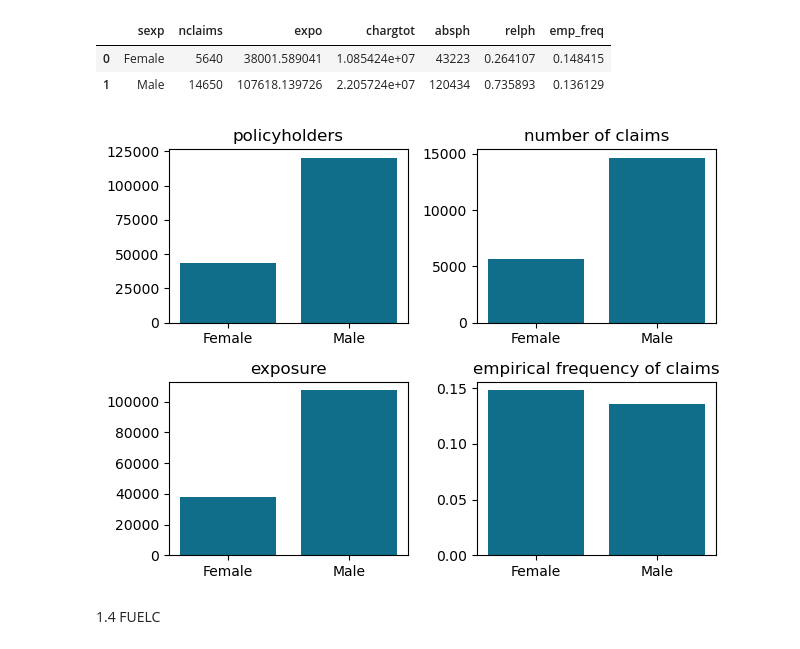
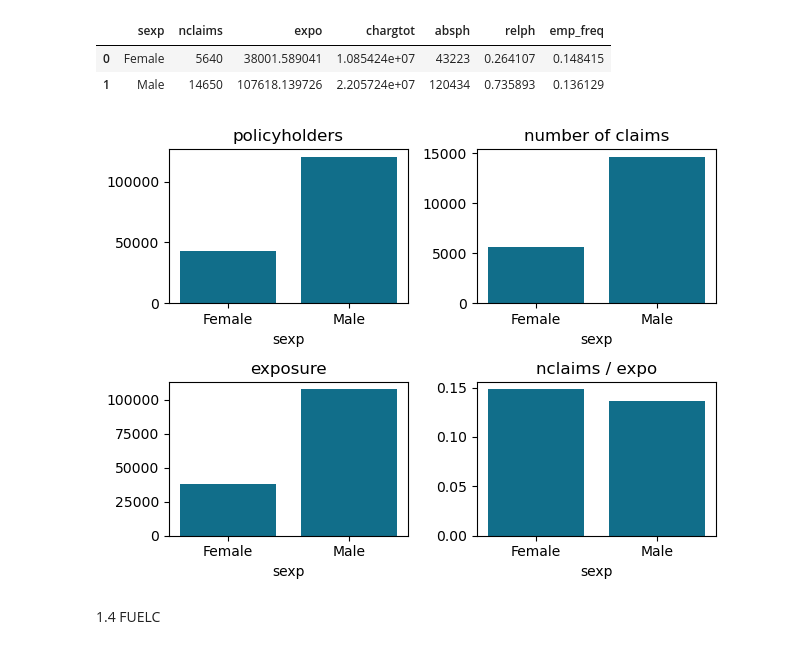
Before and after one commit to HalfmoonSD/Data-Science-for-Non-Life-Insurance-Project, a Jupyter notebook: Exploratory_analysis.ipynb, the cells around one changed output. Saved outputs shown, nothing was run; the diff lists cells and outputs as text; code cells hidden in the pictures.

```diff
--- a/Exploratory_analysis.ipynb
+++ b/Exploratory_analysis.ipynb
@@ -223,23 +232,27 @@ sexp
 # %%
 plt.subplot(2,2,1)
 plt.bar(sexp['sexp'], sexp['absph'],color=KULbg)
 plt.title('policyholders')
+plt.xlabel('sexp')
 
 plt.subplot(2,2,2)
 plt.bar(sexp['sexp'], sexp['nclaims'],color=KULbg)
 plt.title('number of claims')
+plt.xlabel('sexp')
 
 plt.subplot(2,2,3)
 plt.bar(sexp['sexp'], sexp['expo'],color=KULbg)
 plt.title('exposure')
+plt.xlabel('sexp')
 
 plt.subplot(2,2,4)
 plt.bar(sexp['sexp'], sexp['emp_freq'],color=KULbg)
-plt.title('empirical frequency of claims')
+plt.title('nclaims / expo')
+plt.xlabel('sexp')
 
 plt.tight_layout()
 # %% [output]
-[figure, old version]
+[figure, new version]
 # %% [markdown]
 1.4 FUELC
 # %%
```
Also changed, not shown: parts of 13 cells of this notebook.
